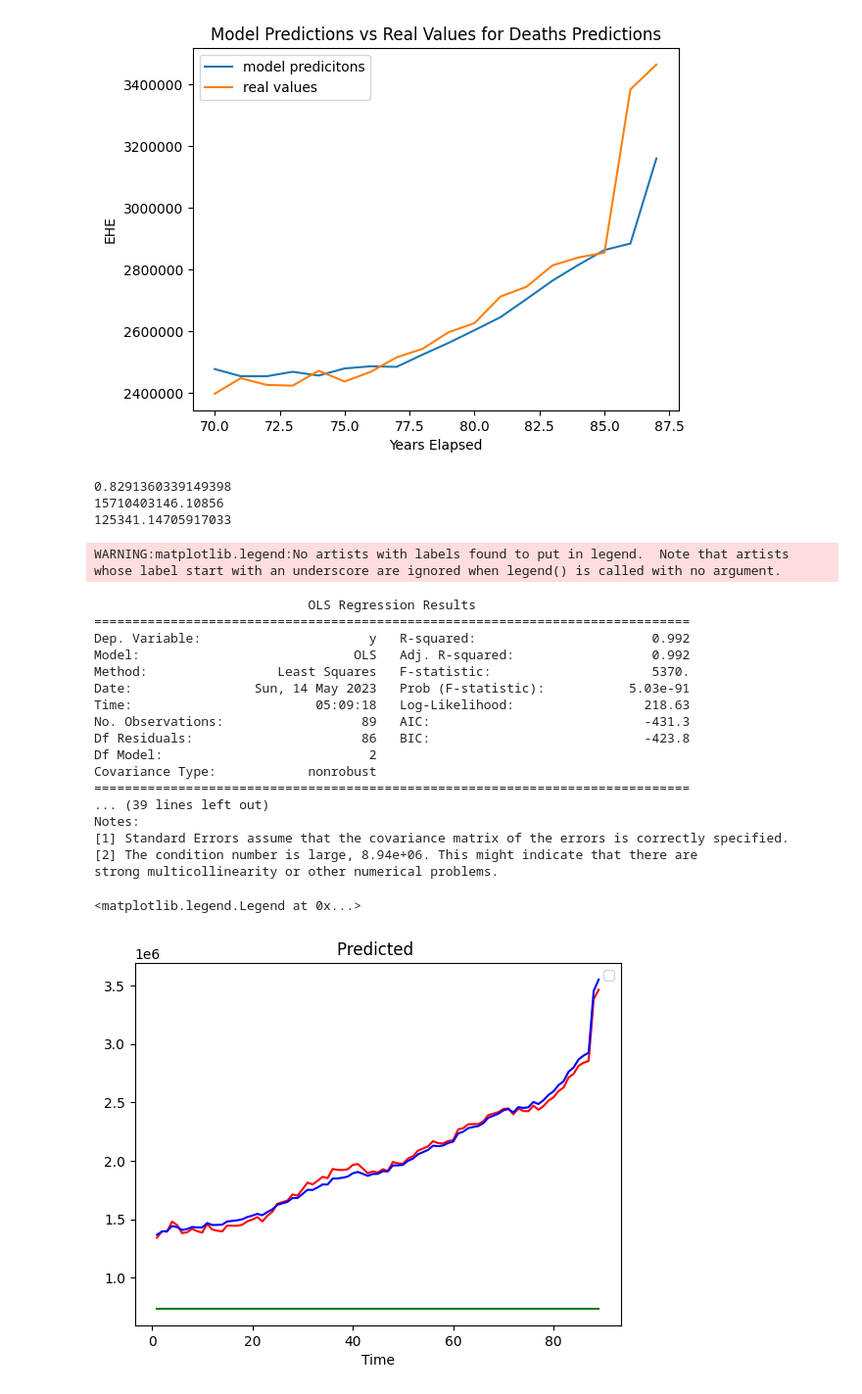
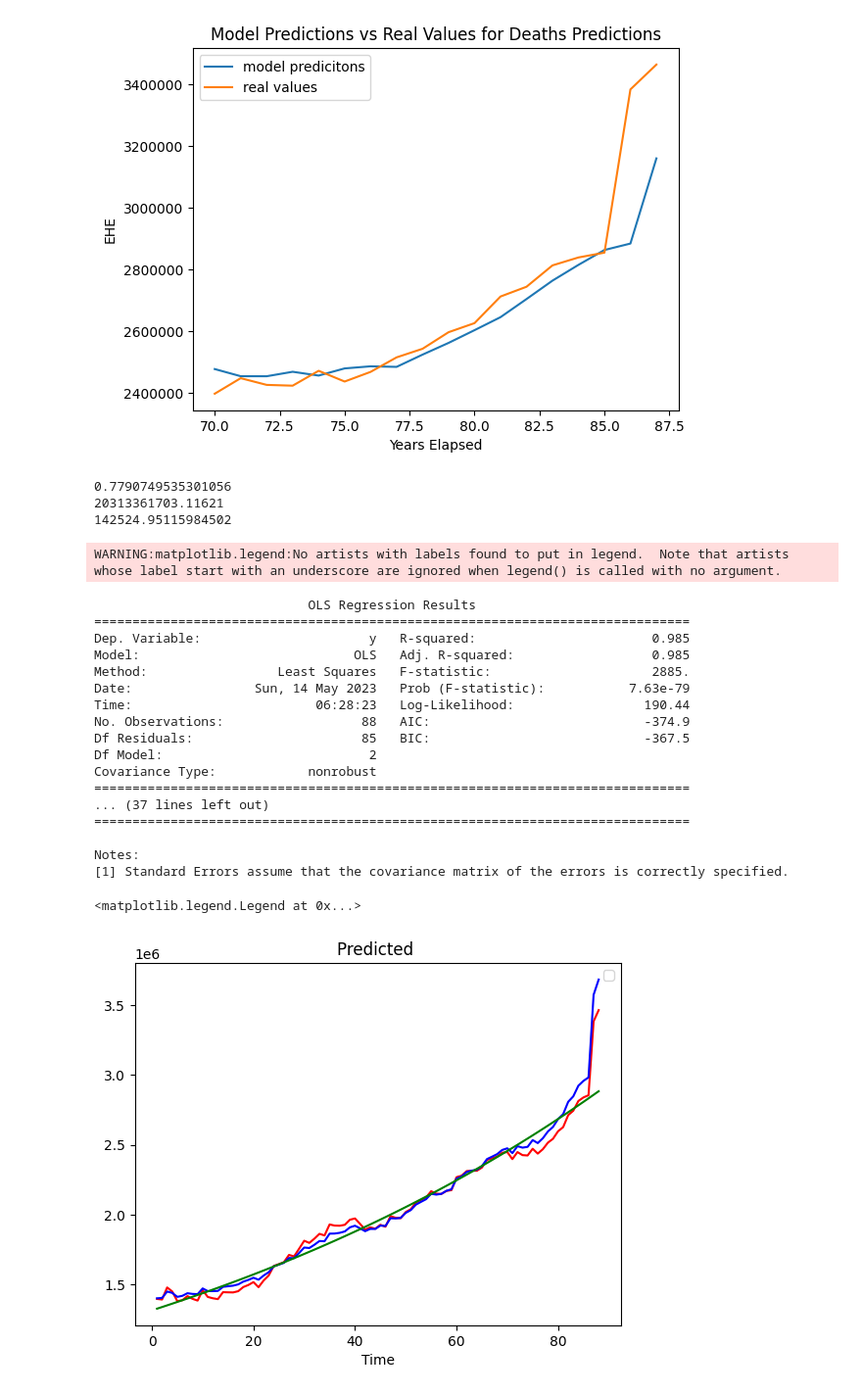
Before and after one commit to aranpandey/CornyWebbedRegisters, a Jupyter notebook: Temp_Mortality.ipynb, the cells around one changed output. Shown at 98% size. Drawn from its saved outputs; the diff is of its cells as text; code cells hidden in the pictures.

```diff
--- a/Temp_Mortality.ipynb
+++ b/Temp_Mortality.ipynb
@@ -167,18 +167,17 @@ df_merged.head()
 | 4 | 4 | 1937 | 1450426.97 | 4 | 63.439167 | 5 |
 # %%
 #Cell is for Autoregressive Linear Regression
-#Experiment 2 uses EHE and mortality to predict mortality
+#Experiment 1 uses EHE and mortality to predict mortality
 days=df_merged['elapsed']
 
 past = 5
-s = (len(inputs) , past  * 2)
+s = (len(inputs) , past  * 1)
 betterinputs = np.zeros(s)
 betteroutputs = np.zeros(len(inputs))
 
 for i in range(len(inputs) - past): # - 0
-  temp = np.zeros(past * 2)
+  temp = np.zeros(past * 1)
   temp[0 : past] = inputs[i : i+ past]
-  temp[past:] = outputs[i : i + past]
   betterinputs[i] = temp
   betteroutputs[i] = inputs[i+past]
 
@@ -380,10 +379,11 @@ print(mse)
 rmse = np.sqrt(mse)
 print(rmse)
 # %% [output]
-0.8291360339149398
-15710403146.10856
-125341.14705917033
+0.7790749535301056
+20313361703.11621
+142524.95115984502
 # %%
+#Exponential Regression ( I do both experiment 1 and experiment 2 here)
 import statsmodels.api as sm
 
 days=df_merged['elapsed']
@@ -394,16 +394,16 @@ betterinputs = np.zeros(s)
 betteroutputs = np.zeros(len(inputs))
 
 
-for i in range(len(inputs) ): # - 0
+for i in range(len(inputs) - past ): # - 0
   temp = np.zeros(2)
   temp[0 : 1 ]= days[i]
   temp[1: ] = inputs[i]
   betterinputs[i] = temp
-  betteroutputs[i] = inputs[i]
+  betteroutputs[i] = inputs[i+past]
 
-betterinputs = betterinputs[0:len(df_merged)] # - 0
-betteroutputs = betteroutputs[0:len(df_merged)]
-days = days[0:len(df_merged)]
+betterinputs = betterinputs[0:len(df_merged)-past] # - 0
+betteroutputs = betteroutputs[0:len(df_merged)-past]
+days = days[0:len(df_merged)-past]
 
 log_deaths = np.log(betteroutputs)
 X = betterinputs
@@ -417,68 +417,69 @@ b = res.params[1]
 d = res.params[2]
 
 
-predictions = np.exp(c) * np.exp(b) ** days * np.exp(d) ** inputs
+predictions = np.exp(c) * np.exp(b) ** days * np.exp(d) ** inputs[1:]
 
 days=df_merged['elapsed']
+past = 1
 s = (len(inputs),1)
 betterinputs = np.zeros(s)
 betteroutputs = np.zeros(len(inputs))
 
-for i in range(len(inputs)): # - 0
+for i in range(len(inputs)-past): # - 0
   temp = np.zeros(1)
-  temp[0 ] = inputs[i]
+  temp[:1 ] = inputs[i]
   betterinputs[i] = temp
-  betteroutputs[i] = inputs[i]
+  betteroutputs[i] = inputs[i+past]
 
-betterinputs = betterinputs[0:len(df_merged)] # - 0
-betteroutputs = betteroutputs[0:len(df_merged)]
-days = days[0:len(df_merged)]
+betterinputs = betterinputs[0:len(df_merged)-past] # - 0
+betteroutputs = betteroutputs[0:len(df_merged)-past]
+days = days[0:len(df_merged)-past]
 
 log_deaths= np.log(betteroutputs)
-X = betterinputs
+X = days
 X = sm.add_constant(X)
 y = log_deaths
 mod = sm.OLS(y, X)
 res = mod.fit()
 print(res.summary())
 c = res.params[0]
 b = res.params[1]
 
 
 predictions1 = np.exp(c) * np.exp(b) ** days
 
 res.params
 
 
 
 
 
-plt.plot(df_merged['elapsed'], betteroutputs, 'red')
-plt.plot(df_merged['elapsed'], predictions,  'blue')
-plt.plot(df_merged['elapsed'], predictions1,  'green')
+plt.plot(days, betteroutputs, 'red')
+plt.plot(days, predictions,  'blue')
+plt.plot(days, predictions1,  'green')
 
 plt.title('Predicted ')
 plt.xlabel('Time')
 plt.ylabel('')
 plt.legend()
 # %% [output]
 WARNING:matplotlib.legend:No artists with labels found to put in legend.  Note that artists whose label start with an underscore are ignored when legend() is called with no argument.
                             OLS Regression Results
 ==============================================================================
-Dep. Variable:                      y   R-squared:                       0.992
-Model:                            OLS   Adj. R-squared:                  0.992
-Method:                 Least Squares   F-statistic:                     5370.
-Date:                Sun, 14 May 2023   Prob (F-statistic):           5.03e-91
-Time:                        05:09:18   Log-Likelihood:                 218.63
-No. Observations:                  89   AIC:                            -431.3
-Df Residuals:                      86   BIC:                            -423.8
+Dep. Variable:                      y   R-squared:                       0.985
+Model:                            OLS   Adj. R-squared:                  0.985
+Method:                 Least Squares   F-statistic:                     2885.
+Date:                Sun, 14 May 2023   Prob (F-statistic):           7.63e-79
+Time:                        06:28:23   Log-Likelihood:                 190.44
+No. Observations:                  88   AIC:                            -374.9
+Df Residuals:                      85   BIC:                            -367.5
 Df Model:                           2
 Covariance Type:            nonrobust
 ==============================================================================
-... (39 lines left out)
+... (37 lines left out)
+==============================================================================
+
 Notes:
 [1] Standard Errors assume that the covariance matrix of the errors is correctly specified.
-[2] The condition number is large, 8.94e+06. This might indicate that there are
-strong multicollinearity or other numerical problems.
 <matplotlib.legend.Legend at 0x...>
-[figure, old version]
+[figure, new version]
```
Also changed, not shown: parts of 3 cells of this notebook.
